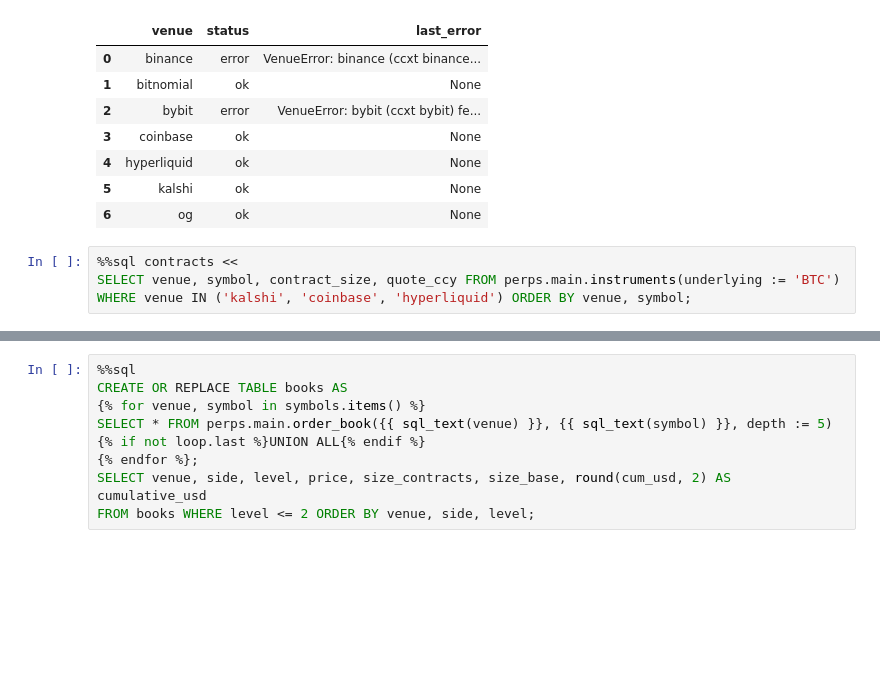
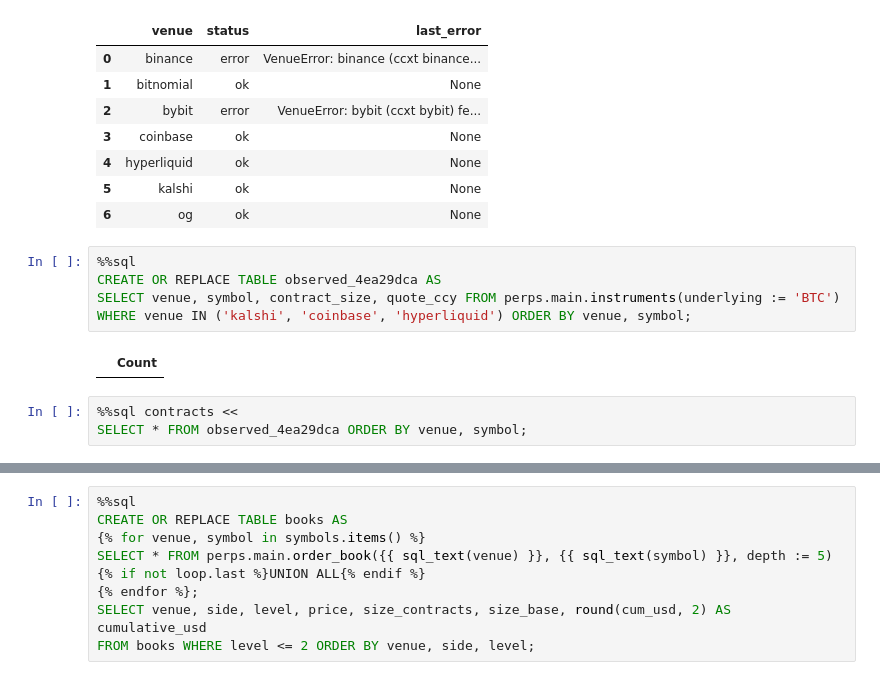
Before and after one commit to Query-farm/vgi-perps, a Jupyter notebook: notebooks/02_liquidity_and_market_activity.ipynb, the cells around one changed output, grey strips where cells are left out. Cells and saved outputs as stored; diff of their text form; blank space fills up the shorter version.

```diff
--- a/notebooks/02_liquidity_and_market_activity.ipynb
+++ b/notebooks/02_liquidity_and_market_activity.ipynb
@@ -123,10 +166,16 @@ SELECT venue, status, last_error FROM perps.main.venues() ORDER BY venue;
 | 4 | hyperliquid | ok | None |
 | 5 | kalshi | ok | None |
 | 6 | og | ok | None |
+# %%
+%%sql
+CREATE OR REPLACE TABLE observed_4ea29dca AS
+SELECT venue, symbol, contract_size, quote_ccy FROM perps.main.instruments(underlying := 'BTC')
+WHERE venue IN ('kalshi', 'coinbase', 'hyperliquid') ORDER BY venue, symbol;
+# %% [output]
+|  | Count |
 # %%
 %%sql contracts <<
-SELECT venue, symbol, contract_size, quote_ccy FROM perps.main.instruments(underlying := 'BTC')
-WHERE venue IN ('kalshi', 'coinbase', 'hyperliquid') ORDER BY venue, symbol;
+SELECT * FROM observed_4ea29dca ORDER BY venue, symbol;
 # %%
 display(contracts)
 symbols = {}
```
Also changed, not shown: parts of 34 cells of this notebook, 23 other files.
